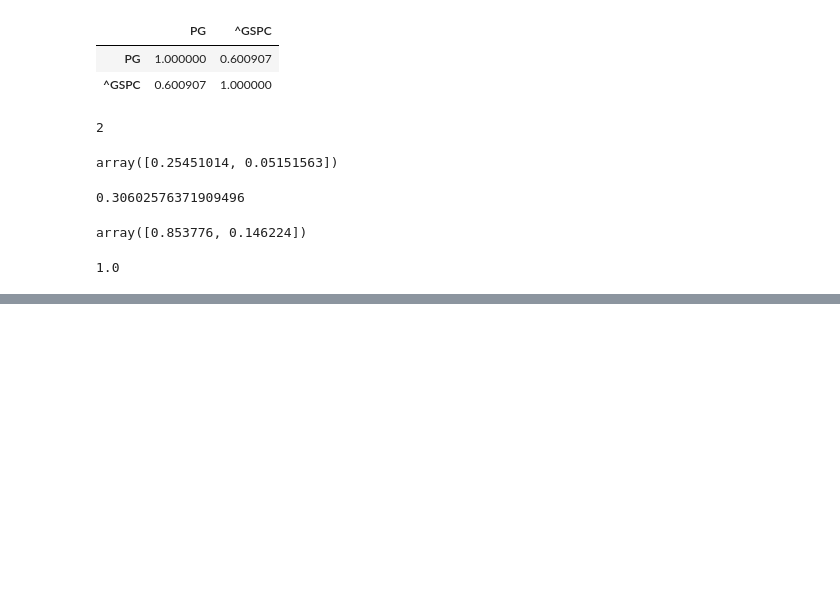
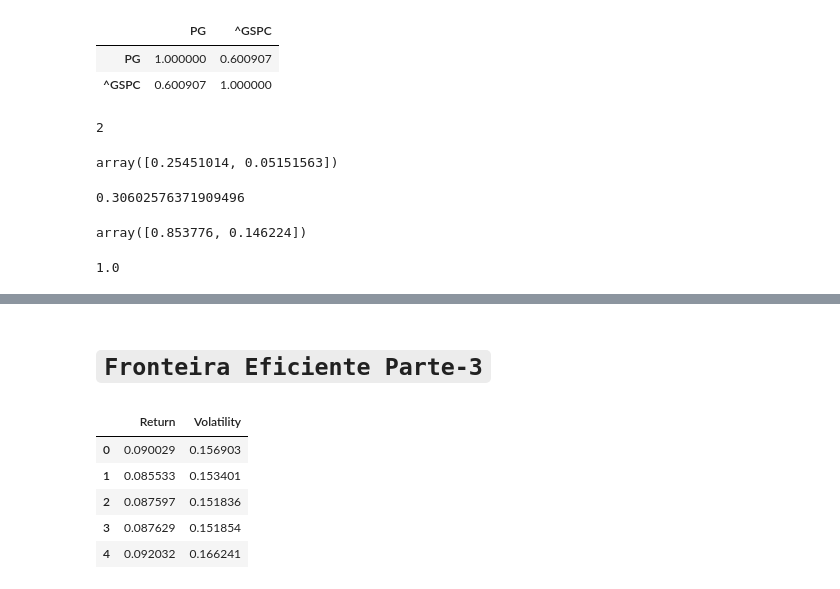
Before and after one commit to Jg-Nascimento/financas, a Jupyter notebook: Fronteira_eficiente.ipynb, the cells around one changed output, grey strips where cells are left out. Drawn from its saved outputs; the diff is of its cells as text; code cells hidden in the pictures; blank space fills up the shorter version.

````diff
--- a/Fronteira_eficiente.ipynb
+++ b/Fronteira_eficiente.ipynb
@@ -76,0 +146,2 @@ weights[0] + weights[1]
+# %% [markdown]
+# ```Fronteira Eficiente Parte-3```
@@ -76,0 +150,9 @@ weights[0] + weights[1]
+# %%
+portfolios.head()
+# %% [output]
+|  | Return | Volatility |
+| 0 | 0.090029 | 0.156903 |
+| 1 | 0.085533 | 0.153401 |
+| 2 | 0.087597 | 0.151836 |
+| 3 | 0.087629 | 0.151854 |
+| 4 | 0.092032 | 0.166241 |
````
Also changed, not shown: parts of 14 cells of this notebook.
